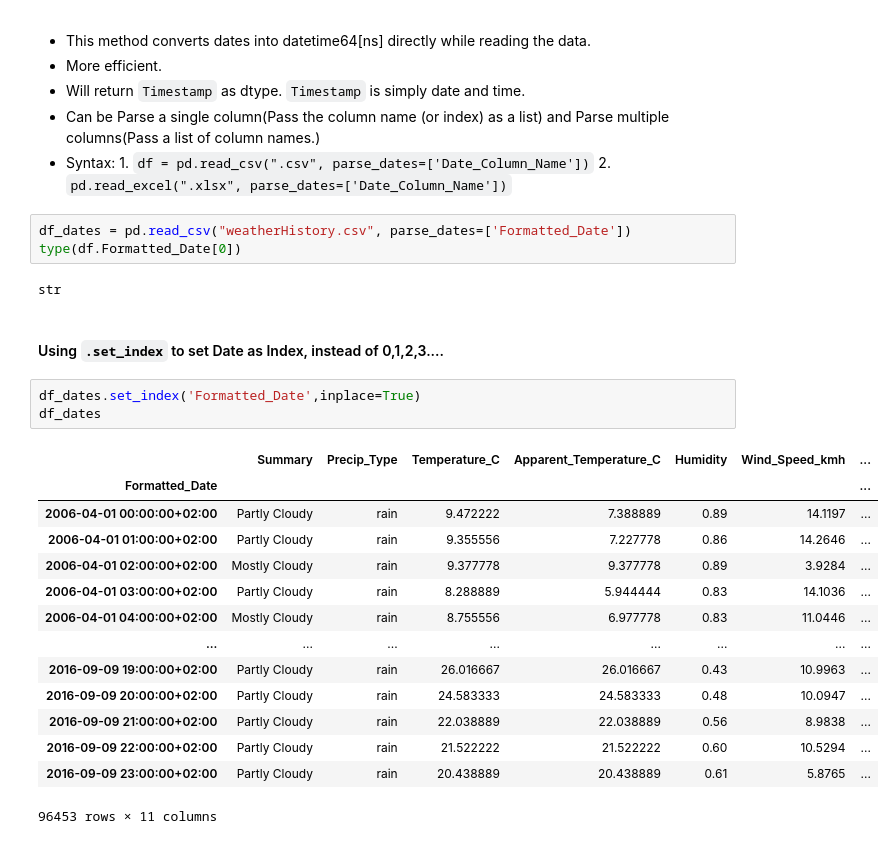
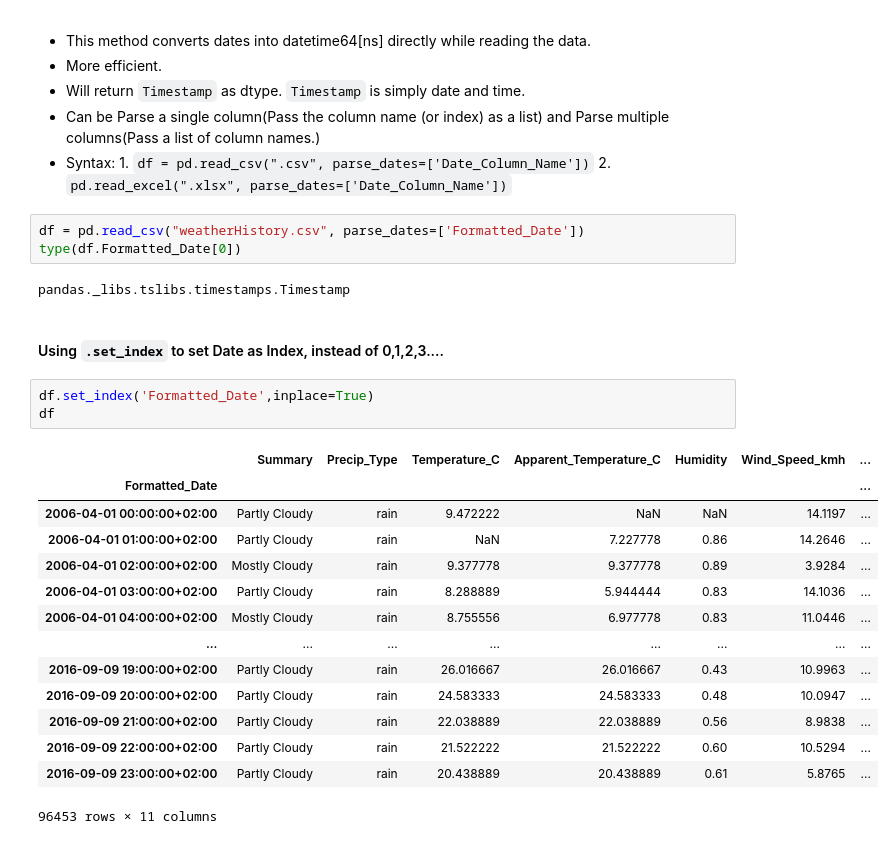
Before and after one commit to MoeedKhan-AMK/Pandas, a Jupyter notebook: Chapter3_handling_missing_data/handle_missing_data.ipynb, the cells around one changed output. Saved outputs shown, nothing was run; the diff lists cells and outputs as text.

```diff
--- a/Chapter3_handling_missing_data/handle_missing_data.ipynb
+++ b/Chapter3_handling_missing_data/handle_missing_data.ipynb
@@ -44,20 +44,20 @@ str
 - Syntax: 1. `df = pd.read_csv(".csv", parse_dates=['Date_Column_Name'])`
     2. `pd.read_excel(".xlsx", parse_dates=['Date_Column_Name'])`
 # %%
-df_dates = pd.read_csv("weatherHistory.csv", parse_dates=['Formatted_Date'])
+df = pd.read_csv("weatherHistory.csv", parse_dates=['Formatted_Date'])
 type(df.Formatted_Date[0])
 # %% [output]
-str
+pandas._libs.tslibs.timestamps.Timestamp
 # %% [markdown]
 #### Using `.set_index` to set Date as Index, instead of 0,1,2,3....
 # %%
-df_dates.set_index('Formatted_Date',inplace=True)
-df_dates
+df.set_index('Formatted_Date',inplace=True)
+df
 # %% [output]
 |  | Summary | Precip_Type | Temperature_C | Apparent_Temperature_C | Humidity | Wind_Speed_kmh | ... |
 | Formatted_Date |  |  |  |  |  |  | ... |
-| 2006-04-01 00:00:00+02:00 | Partly Cloudy | rain | 9.472222 | 7.388889 | 0.89 | 14.1197 | ... |
-| 2006-04-01 01:00:00+02:00 | Partly Cloudy | rain | 9.355556 | 7.227778 | 0.86 | 14.2646 | ... |
+| 2006-04-01 00:00:00+02:00 | Partly Cloudy | rain | 9.472222 | NaN | NaN | 14.1197 | ... |
+| 2006-04-01 01:00:00+02:00 | Partly Cloudy | rain | NaN | 7.227778 | 0.86 | 14.2646 | ... |
 | 2006-04-01 02:00:00+02:00 | Mostly Cloudy | rain | 9.377778 | 9.377778 | 0.89 | 3.9284 | ... |
 | 2006-04-01 03:00:00+02:00 | Partly Cloudy | rain | 8.288889 | 5.944444 | 0.83 | 14.1036 | ... |
 | 2006-04-01 04:00:00+02:00 | Mostly Cloudy | rain | 8.755556 | 6.977778 | 0.83 | 11.0446 | ... |
```
Also changed, not shown: parts of 3 cells of this notebook.
